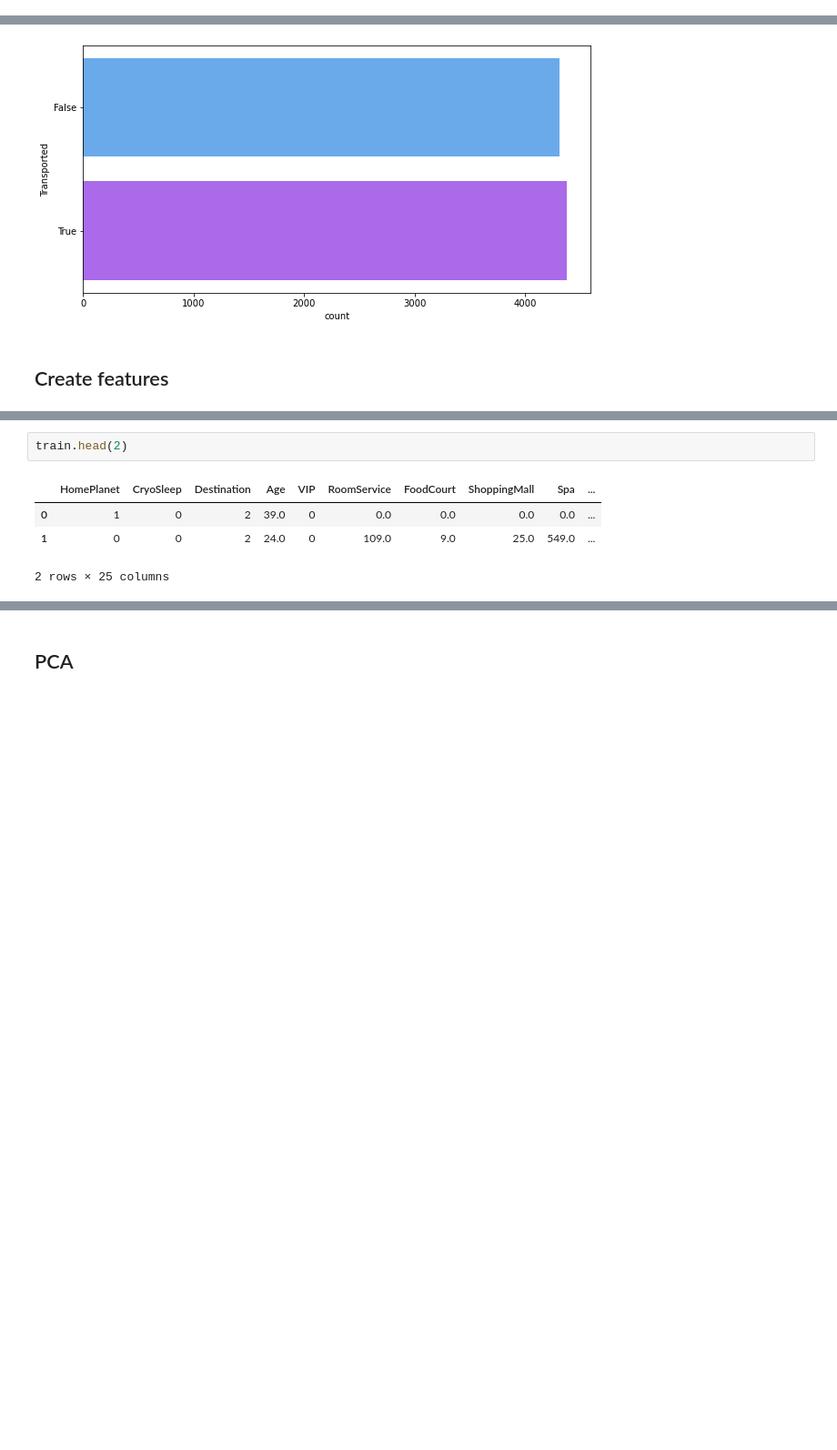
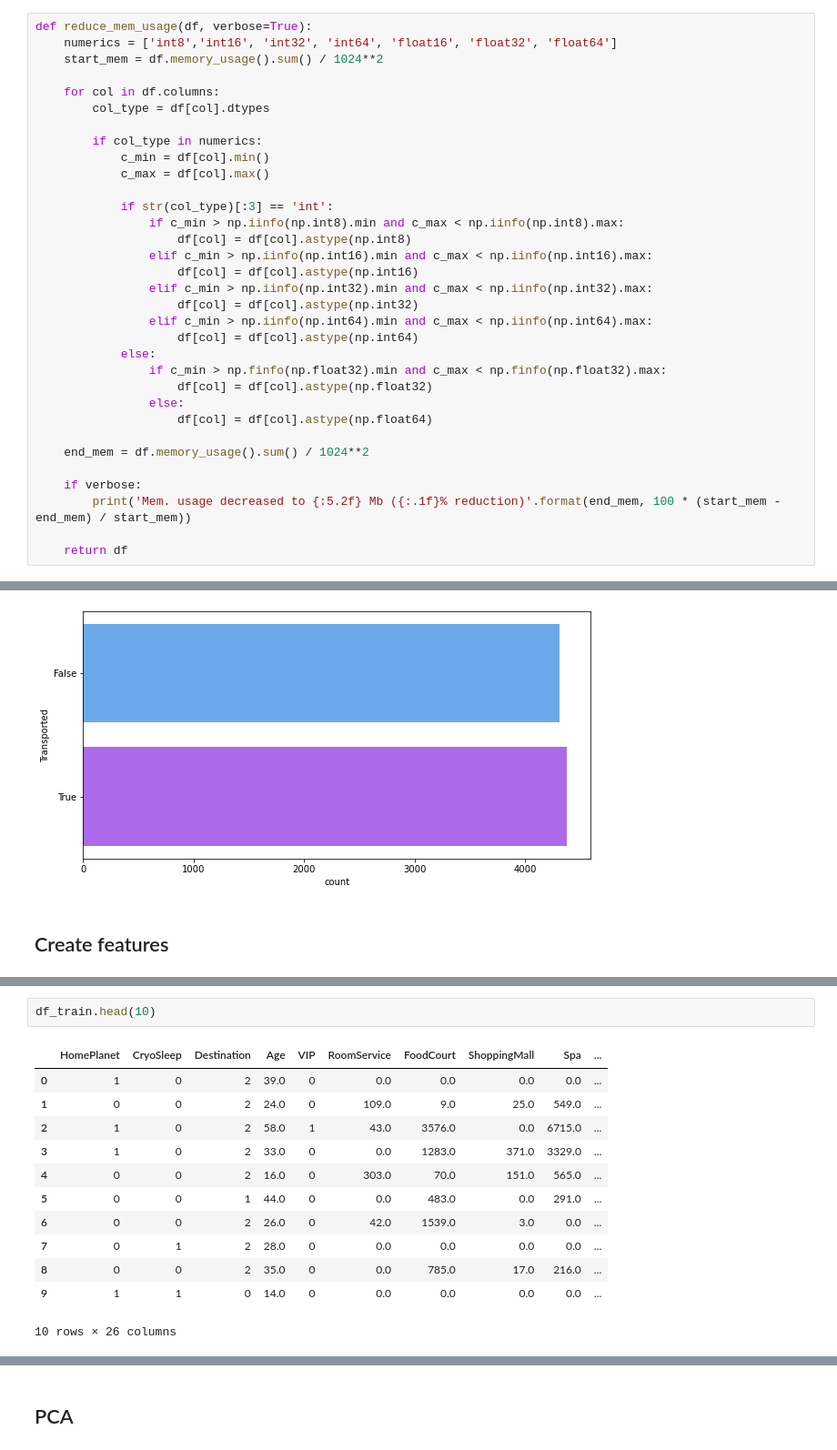
Before and after one commit to Manhow/Kaggle, a Jupyter notebook: Spaceship_Titanic.ipynb, the cells around one changed output, grey strips where cells are left out. Shown: that part at 91% size. Drawn from its saved outputs; the diff is of its cells as text; blank space fills up the shorter version.

```diff
--- a/Spaceship_Titanic.ipynb
+++ b/Spaceship_Titanic.ipynb
@@ -103,0 +92,33 @@ train.head(3)
+# %%
+def reduce_mem_usage(df, verbose=True):
+    numerics = ['int8','int16', 'int32', 'int64', 'float16', 'float32', 'float64']
+    start_mem = df.memory_usage().sum() / 1024**2
+
+    for col in df.columns:
+        col_type = df[col].dtypes
+
+        if col_type in numerics:
+            c_min = df[col].min()
+            c_max = df[col].max()
+
+            if str(col_type)[:3] == 'int':
+                if c_min > np.iinfo(np.int8).min and c_max < np.iinfo(np.int8).max:
+                    df[col] = df[col].astype(np.int8)
+                elif c_min > np.iinfo(np.int16).min and c_max < np.iinfo(np.int16).max:
+                    df[col] = df[col].astype(np.int16)
+                elif c_min > np.iinfo(np.int32).min and c_max < np.iinfo(np.int32).max:
+                    df[col] = df[col].astype(np.int32)
+                elif c_min > np.iinfo(np.int64).min and c_max < np.iinfo(np.int64).max:
+                    df[col] = df[col].astype(np.int64)
+            else:
+                if c_min > np.finfo(np.float32).min and c_max < np.finfo(np.float32).max:
+                    df[col] = df[col].astype(np.float32)
+                else:
+                    df[col] = df[col].astype(np.float64)
+
+    end_mem = df.memory_usage().sum() / 1024**2
+
+    if verbose:
+        print('Mem. usage decreased to {:5.2f} Mb ({:.1f}% reduction)'.format(end_mem, 100 * (start_mem - end_mem) / start_mem))
+
+    return df
@@ -304,8 +300,16 @@ print(train.shape, test.shape)
 # %%
-train.head(2)
+df_train.head(10)
 # %% [output]
 |  | HomePlanet | CryoSleep | Destination | Age | VIP | RoomService | FoodCourt | ShoppingMall | Spa | ... |
 | 0 | 1 | 0 | 2 | 39.0 | 0 | 0.0 | 0.0 | 0.0 | 0.0 | ... |
 | 1 | 0 | 0 | 2 | 24.0 | 0 | 109.0 | 9.0 | 25.0 | 549.0 | ... |
+| 2 | 1 | 0 | 2 | 58.0 | 1 | 43.0 | 3576.0 | 0.0 | 6715.0 | ... |
+| 3 | 1 | 0 | 2 | 33.0 | 0 | 0.0 | 1283.0 | 371.0 | 3329.0 | ... |
+| 4 | 0 | 0 | 2 | 16.0 | 0 | 303.0 | 70.0 | 151.0 | 565.0 | ... |
+| 5 | 0 | 0 | 1 | 44.0 | 0 | 0.0 | 483.0 | 0.0 | 291.0 | ... |
+| 6 | 0 | 0 | 2 | 26.0 | 0 | 42.0 | 1539.0 | 3.0 | 0.0 | ... |
+| 7 | 0 | 1 | 2 | 28.0 | 0 | 0.0 | 0.0 | 0.0 | 0.0 | ... |
+| 8 | 0 | 0 | 2 | 35.0 | 0 | 0.0 | 785.0 | 17.0 | 216.0 | ... |
+| 9 | 1 | 1 | 0 | 14.0 | 0 | 0.0 | 0.0 | 0.0 | 0.0 | ... |
-2 rows × 25 columns
+10 rows × 26 columns
 # %%
```
Also changed, not shown: parts of 25 cells of this notebook.
